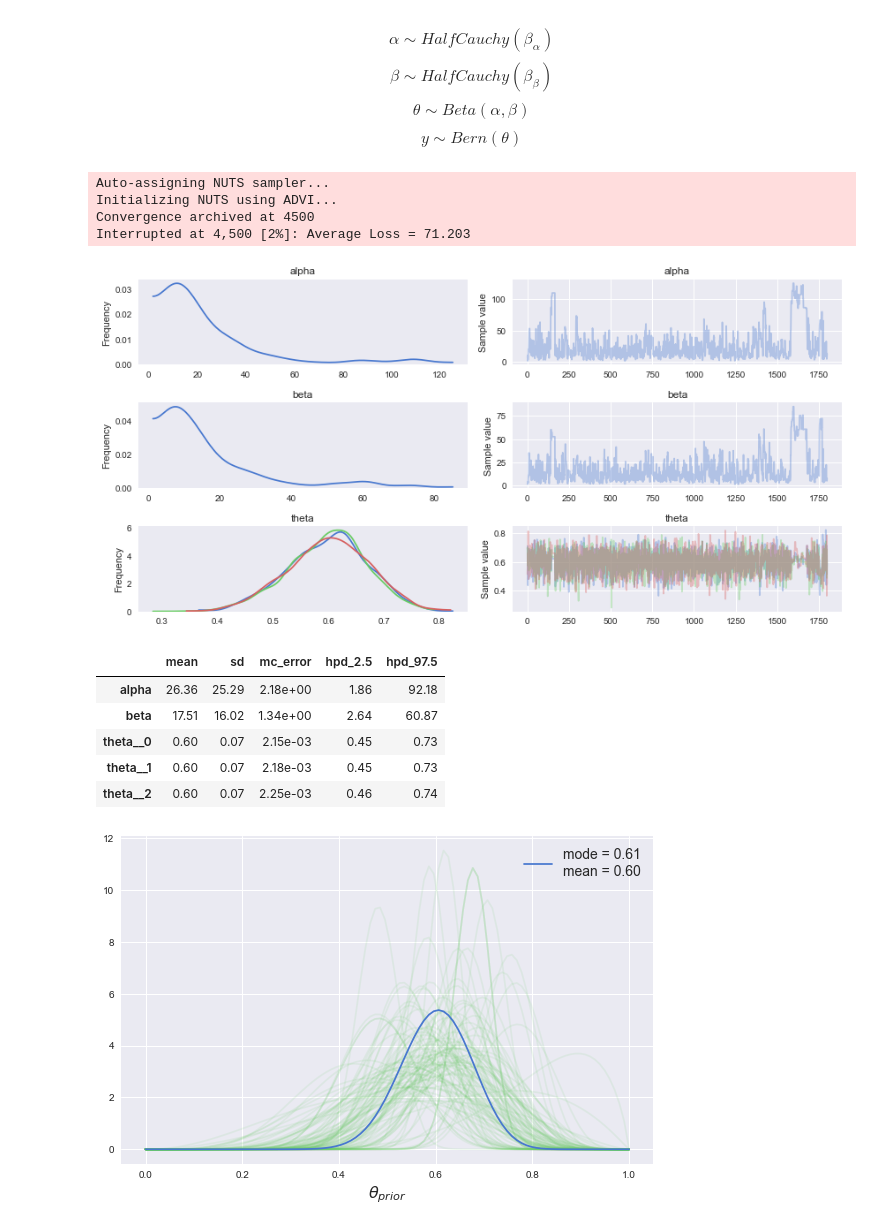
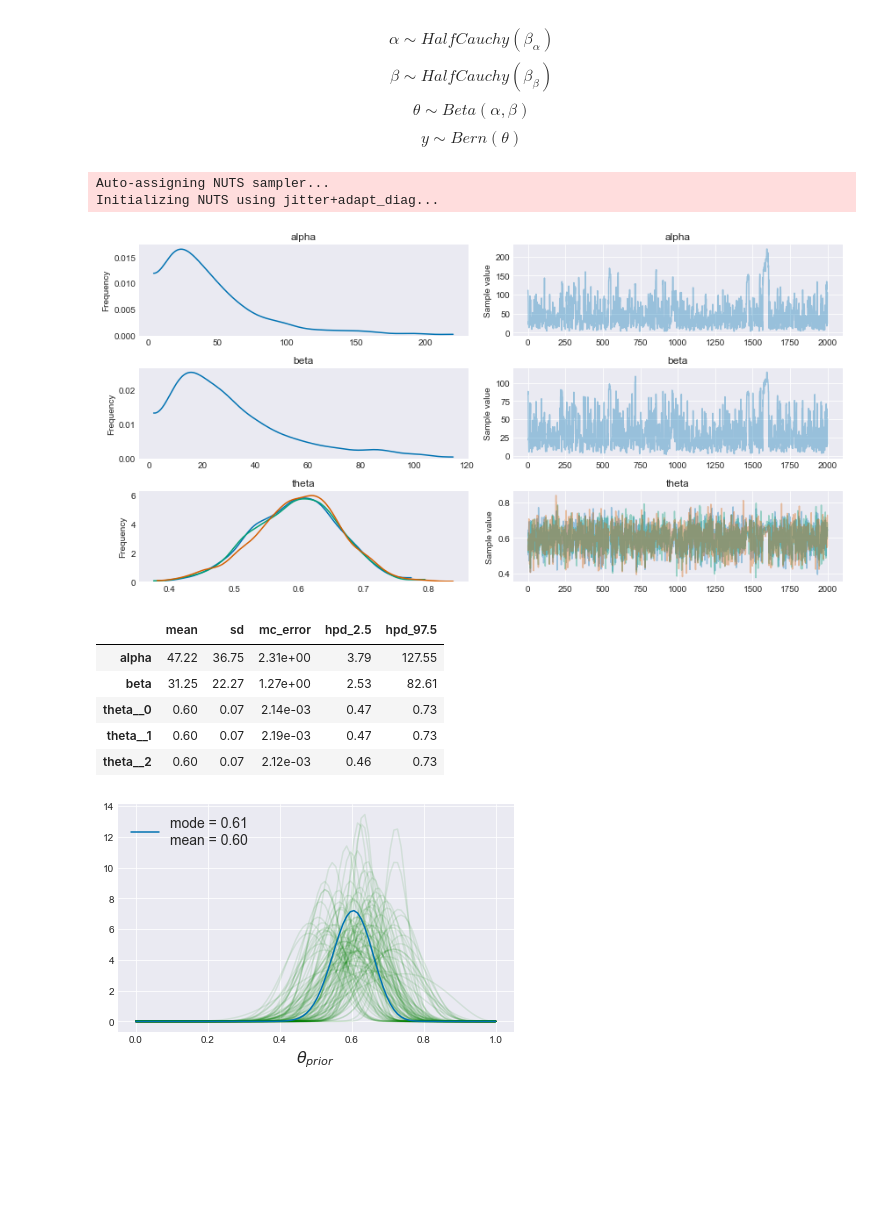
Before and after one commit to aloctavodia/BAP, a Jupyter notebook: code/Chp3/Chp_03_Juggling with multiparametric and Hierarchical models.ipynb, the cells around one changed output. Drawn from its saved outputs; the diff is of its cells as text; code cells hidden in the pictures; blank space fills up the shorter version.

```diff
--- a/code/Chp3/Chp_03_Juggling with multiparametric and Hierarchical models.ipynb
+++ b/code/Chp3/Chp_03_Juggling with multiparametric and Hierarchical models.ipynb
@@ -122,8 +116,8 @@ pm.df_summary(chain_t)
 # %%
-y_pred = pm.sample_ppc(chain_t, 100, model_t, size=len(data))
-sns.kdeplot(data, c='b')
+y_pred = pm.sample_ppc(trace_t, 100, model_t, size=len(data))
+sns.kdeplot(data, c='C0')
 for i in y_pred['y']:
-    sns.kdeplot(i, c='r', alpha=0.1)
+    sns.kdeplot(i, c='C2', alpha=0.1)
 plt.xlim(35, 75)
 plt.title("Student's t model", fontsize=16)
 plt.xlabel('$x$', fontsize=16)
@@ -150,12 +144,12 @@ plt.savefig('B04958_03_08.png', dpi=300, figsize=(5.5, 5.5))
 # %%
 y = tips['tip'].values
-x = pd.Categorical(tips['day']).codes
+idx = pd.Categorical(tips['day']).codes
 # %%
 with pm.Model() as comparing_groups:
-    means = pm.Normal('means', mu=0, sd=10, shape=len(set(x)))
-    sds = pm.HalfNormal('sds', sd=10, shape=len(set(x)))
+    means = pm.Normal('means', mu=0, sd=10, shape=len(set(idx)))
+    sds = pm.HalfNormal('sds', sd=10, shape=len(set(idx)))
 
-    y = pm.Normal('y', mu=means[x], sd=sds[x], observed=y)
+    y = pm.Normal('y', mu=means[idx], sd=sds[idx], observed=y)
 
     trace_cg = pm.sample(5000)
 # %% [output]
@@ -219,8 +211,8 @@ $$\theta \sim Beta(\alpha, \beta)$$
 $$y \sim Bern(\theta)$$
 # %%
 with pm.Model() as model_h:
-    alpha = pm.HalfCauchy('alpha', beta=10)
-    beta = pm.HalfCauchy('beta', beta=10)
+    alpha = pm.HalfCauchy('alpha', beta=25)
+    beta = pm.HalfCauchy('beta', beta=25)
 
     theta = pm.Beta('theta', alpha, beta, shape=len(N_samples))
     y = pm.Bernoulli('y', p=theta[group_idx], observed=data)
@@ -228,31 +220,28 @@ with pm.Model() as model_h:
     trace_h = pm.sample(2000)
 # %% [output]
 Auto-assigning NUTS sampler...
-Initializing NUTS using ADVI...
-Convergence archived at 4500
-Interrupted at 4,500 [2%]: Average Loss = 71.203
+Initializing NUTS using jitter+adapt_diag...
 # %%
-chain_h = trace_h[200:]
-pm.traceplot(chain_h)
+pm.traceplot(trace_h)
 plt.savefig('B04958_03_12.png', dpi=300, figsize=(5.5, 5.5))
 # %% [output]
-[figure, old version]
+[figure, new version]
 # %%
-pm.df_summary(chain_h)
+pm.df_summary(trace_h)
 # %% [output]
 |  | mean | sd | mc_error | hpd_2.5 | hpd_97.5 |
-| alpha | 26.36 | 25.29 | 2.18e+00 | 1.86 | 92.18 |
-| beta | 17.51 | 16.02 | 1.34e+00 | 2.64 | 60.87 |
-| theta__0 | 0.60 | 0.07 | 2.15e-03 | 0.45 | 0.73 |
-| theta__1 | 0.60 | 0.07 | 2.18e-03 | 0.45 | 0.73 |
-| theta__2 | 0.60 | 0.07 | 2.25e-03 | 0.46 | 0.74 |
+| alpha | 47.22 | 36.75 | 2.31e+00 | 3.79 | 127.55 |
+| beta | 31.25 | 22.27 | 1.27e+00 | 2.53 | 82.61 |
+| theta__0 | 0.60 | 0.07 | 2.14e-03 | 0.47 | 0.73 |
+| theta__1 | 0.60 | 0.07 | 2.19e-03 | 0.47 | 0.73 |
+| theta__2 | 0.60 | 0.07 | 2.12e-03 | 0.46 | 0.73 |
 # %%
 x = np.linspace(0, 1, 100)
-for i in np.random.randint(0, len(chain_h), size=100):
-    pdf = stats.beta(chain_h['alpha'][i], chain_h['beta'][i]).pdf(x)
+for i in np.random.randint(0, len(trace_h), size=100):
+    pdf = stats.beta(trace_h['alpha'][i], trace_h['beta'][i]).pdf(x)
     plt.plot(x, pdf,  'g', alpha=0.1)
 
-dist = stats.beta(chain_h['alpha'].mean(), chain_h['beta'].mean())
+dist = stats.beta(trace_h['alpha'].mean(), trace_h['beta'].mean())
 pdf = dist.pdf(x)
 mode = x[np.argmax(pdf)]
 mean = dist.moment(1)
@@ -263,7 +252,7 @@ plt.xlabel('$\\theta_{prior}$', fontsize=16)
 plt.tight_layout()
 plt.savefig('B04958_03_13.png', dpi=300, figsize=(5.5, 5.5))
 # %% [output]
-[figure, old version]
+[figure, new version]
 # %%
 import sys, IPython, scipy, matplotlib, platform
 print("This notebook was created on a %s computer running %s and using:\nPython %s\nIPython %s\nPyMC3 %s\nNumPy %s\nSciPy %s\nMatplotlib %s\nSeaborn %s\nPandas %s" % (platform.machine(), ' '.join(platform.linux_distribution()[:2]), sys.version[:5], IPython.__version__, pm.__version__, np.__version__, scipy.__version__, matplotlib.__version__, sns.__version__, pd.__version__))
```
Also changed, not shown: parts of 18 cells of this notebook, 13 other files.
